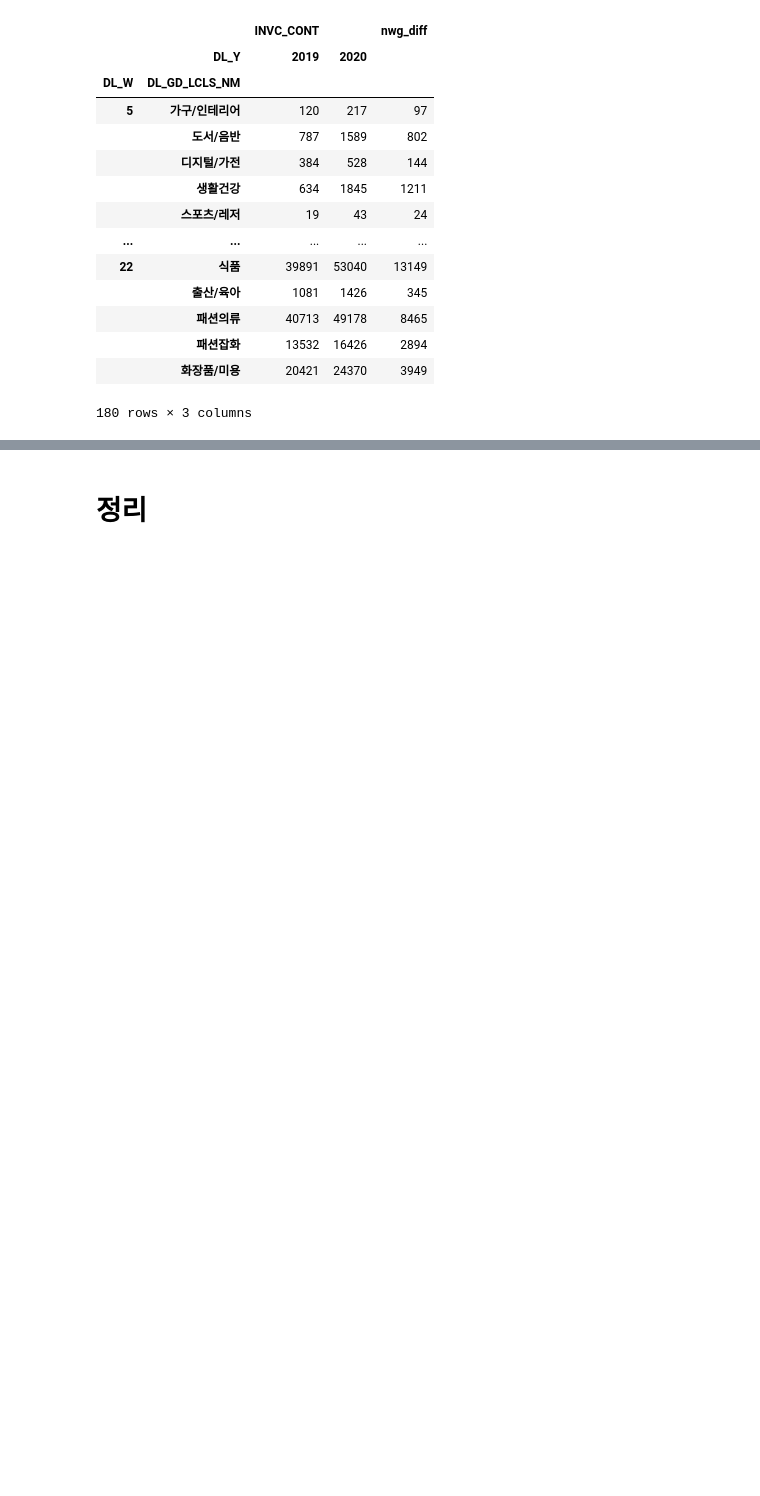
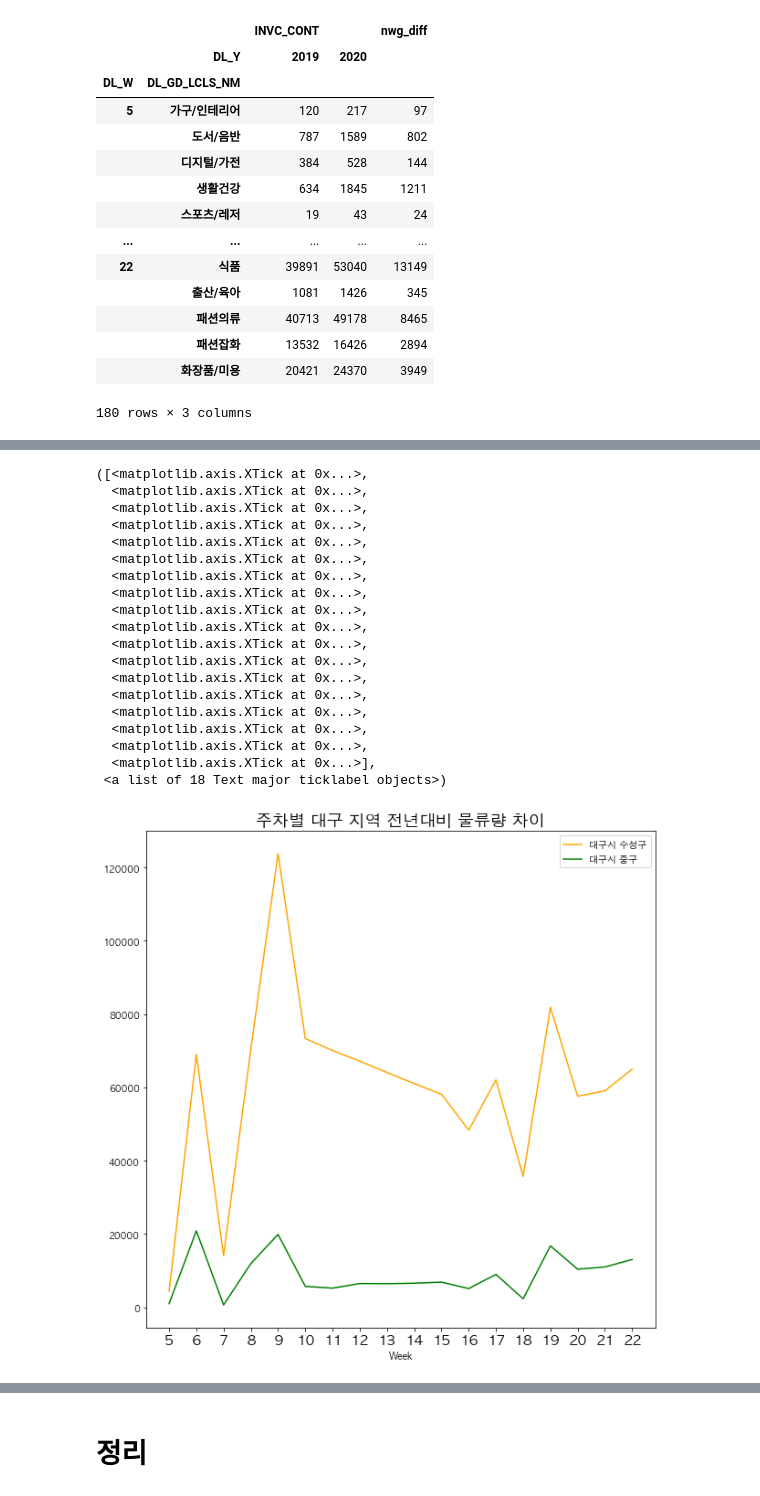
Before and after one commit to leechungpa/mcube, a Jupyter notebook: code/eda/5_cjdt_02.ipynb, the cells around one changed output, grey strips where cells are left out. Drawn from its saved outputs; the diff is of its cells as text; code cells hidden in the pictures; blank space fills up the shorter version.

```diff
--- a/code/eda/5_cjdt_02.ipynb
+++ b/code/eda/5_cjdt_02.ipynb
@@ -376,0 +340,8 @@ daegu_local
+# %%
+daegu_local=daegu_jg.drop(['INVC_CONT'],axis=1)
+daegu_local['ssg_diff']=daegu_ssg['ssg_diff']
+daegu_local = daegu_local.reset_index(drop=False, inplace=False).stack('DL_Y').reset_index() \
+.drop(['level_0','DL_Y'], axis='columns')
+daegu_local.columns=['카테고리','Week','대구시 중구','대구시 수성구']
+daegu_local.set_index('Week',inplace=True)
+daegu_local
@@ -377,3 +363,30 @@ daegu_local
+# %%
+daegu_local.pivot_table(values=['대구시 중구','대구시 수성구'], \
+                        index=['Week'], aggfunc='sum'). \
+plot(grid=False, figsize=(10,10), color=['orange','g'])
+plt.title('주차별 대구 지역 전년대비 물류량 차이',size=18)
+plt.xticks([5,6,7,8,9,10,11,12,13,14,15,16,17,18,19,20,21,22],size=15)
+# %% [output]
+([<matplotlib.axis.XTick at 0x...>,
+  <matplotlib.axis.XTick at 0x...>,
+  <matplotlib.axis.XTick at 0x...>,
+  <matplotlib.axis.XTick at 0x...>,
+  <matplotlib.axis.XTick at 0x...>,
+  <matplotlib.axis.XTick at 0x...>,
+  <matplotlib.axis.XTick at 0x...>,
+  <matplotlib.axis.XTick at 0x...>,
+  <matplotlib.axis.XTick at 0x...>,
+  <matplotlib.axis.XTick at 0x...>,
+  <matplotlib.axis.XTick at 0x...>,
+  <matplotlib.axis.XTick at 0x...>,
+  <matplotlib.axis.XTick at 0x...>,
+  <matplotlib.axis.XTick at 0x...>,
+  <matplotlib.axis.XTick at 0x...>,
+  <matplotlib.axis.XTick at 0x...>,
+  <matplotlib.axis.XTick at 0x...>,
+  <matplotlib.axis.XTick at 0x...>],
+ <a list of 18 Text major ticklabel objects>)
+[figure, added]
 # %%
 seoul_local=seoul_jg.drop(['INVC_CONT'],axis=1)
 seoul_local['nwg_diff']=seoul_nwg['nwg_diff']
```
Also changed, not shown: parts of 9 cells of this notebook.
